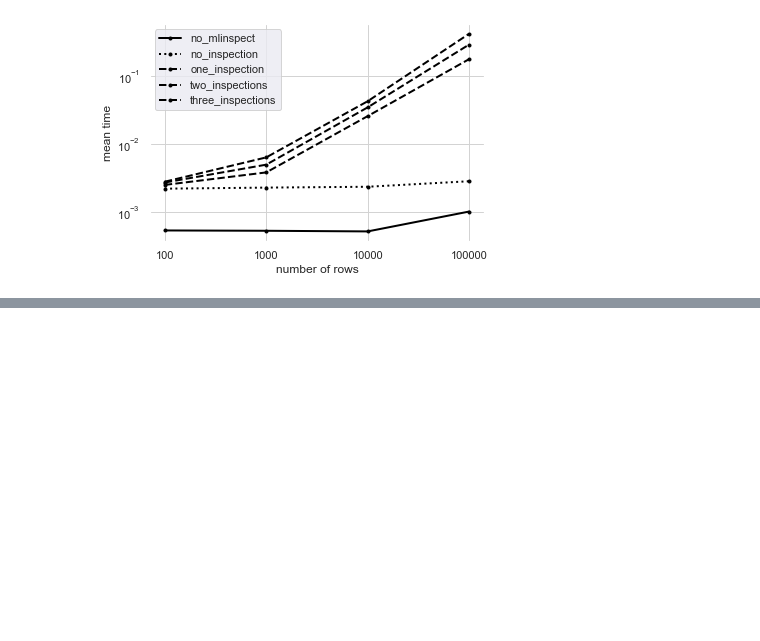
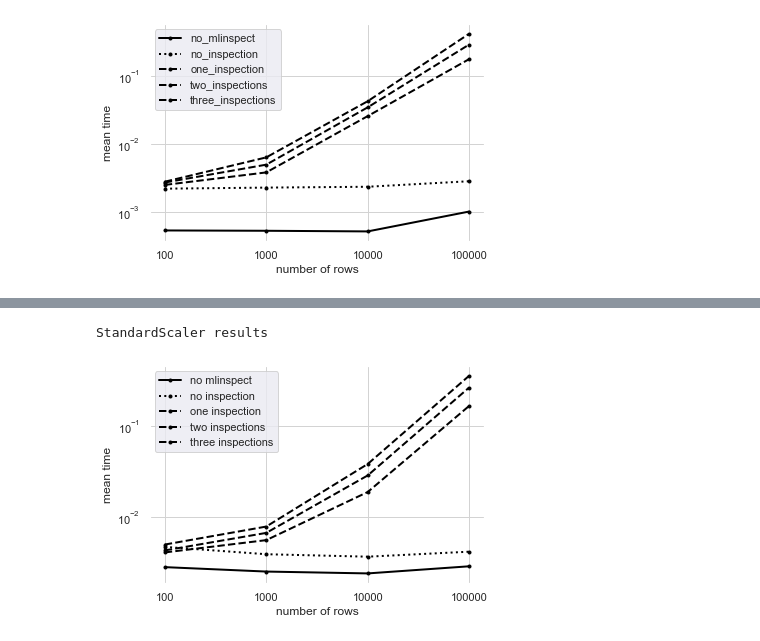
Before and after one commit to stefan-grafberger/mlinspect, a Jupyter notebook: experiments/operator_benchmarks.ipynb, the cells around one changed output, grey strips where cells are left out. Cells and saved outputs as stored; diff of their text form; code cells hidden in the pictures; blank space fills up the shorter version.

Commit message:
Operator benchmarks for StandardScaler and DecisionTree

```diff
--- a/experiments/operator_benchmarks.ipynb
+++ b/experiments/operator_benchmarks.ipynb
@@ -246,0 +247,16 @@ OneHotEncoder results
+# %%
+row_numbers = [100, 1000, 10000, 100000] #, 1000000]
+
+scaler_mean_benchmark_results = {}
+
+for row_number in row_numbers:
+    benchmark_results = do_standard_scaler_benchmarks(row_number)
+    for label, results in benchmark_results.items():
+        current_list = scaler_mean_benchmark_results.get(label, [])
+        current_list.append(statistics.mean(results))
+        scaler_mean_benchmark_results[label] = current_list
+
+    print("Done: {}".format(row_number))
+
+for label, results in scaler_mean_benchmark_results.items():
+    print("{}: {}".format(label, results))
@@ -246,0 +273,7 @@ OneHotEncoder results
+# %%
+print('StandardScaler results')
+
+plot_runtimes_all(row_numbers, scaler_mean_benchmark_results, projection_linestyles, 'all_runtimes_scaler')
+# %% [output]
+StandardScaler results
+[figure, added]
```
Also changed, not shown: parts of 12 cells of this notebook, 3 other files.
